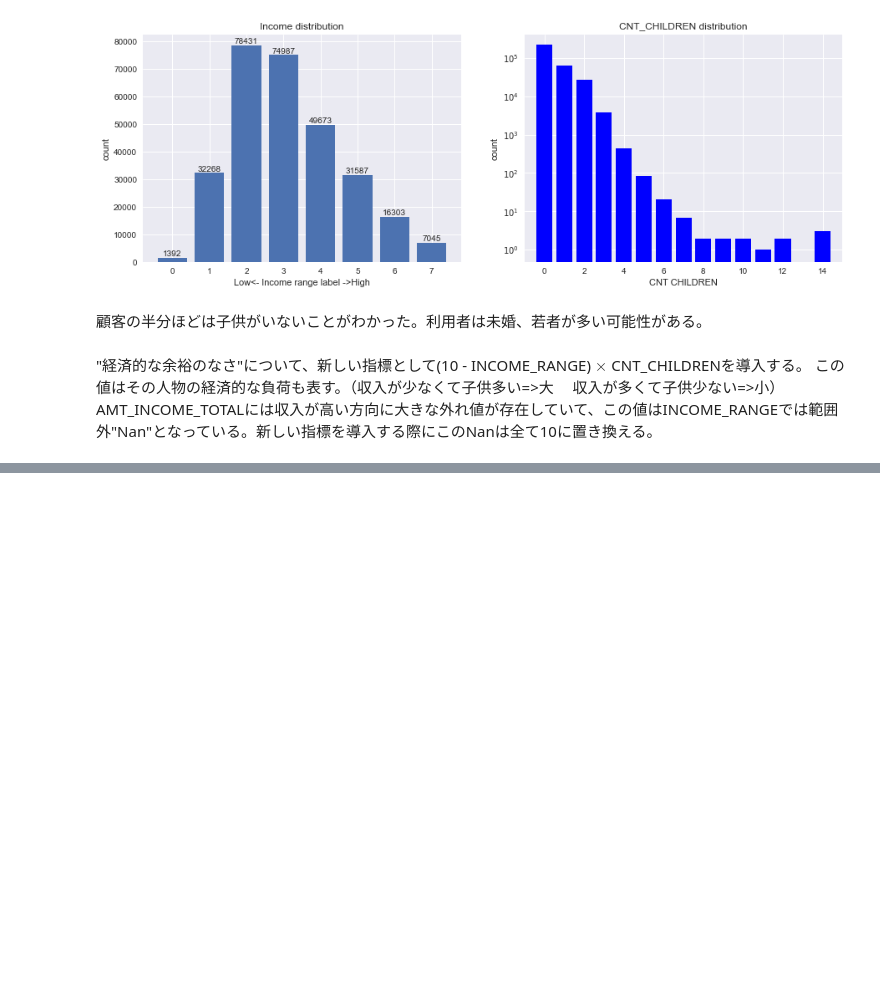
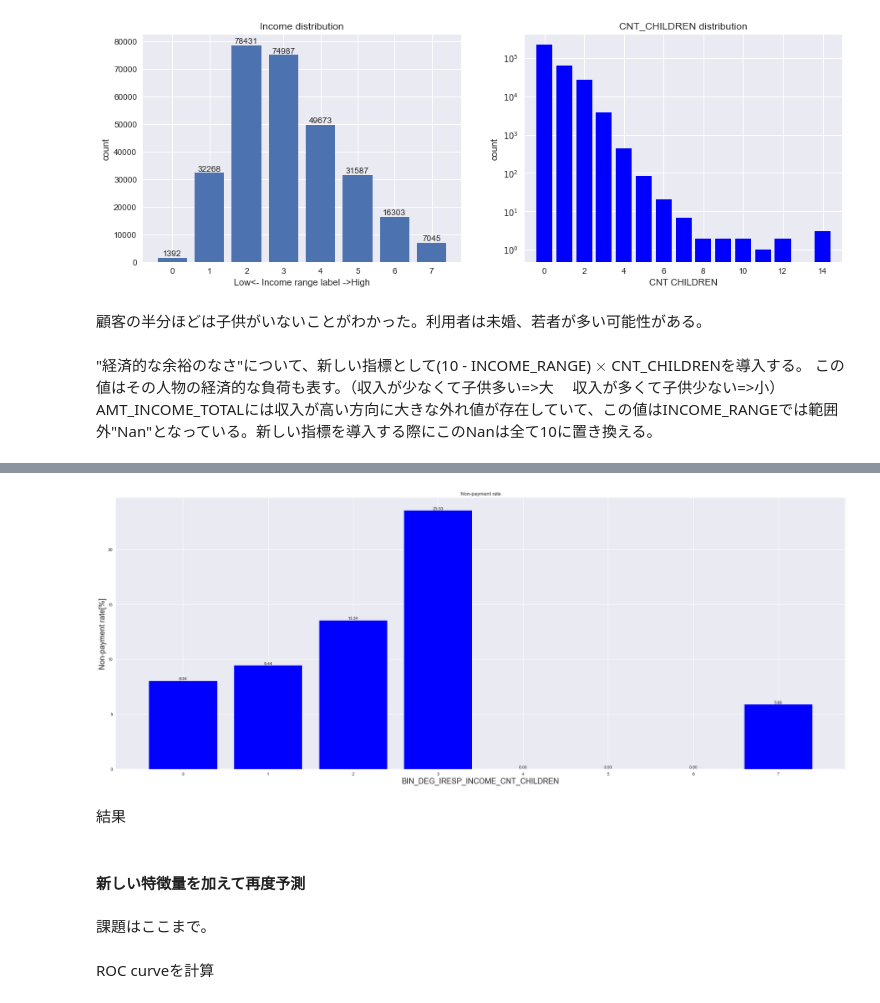
Before and after one commit to ns5849/diveintocode-ml, a Jupyter notebook: week4/week4-session1.ipynb, the cells around one changed output, grey strips where cells are left out. Saved outputs shown, nothing was run; the diff lists cells and outputs as text; code cells hidden in the pictures; blank space fills up the shorter version.

```diff
--- a/week4/week4-session1.ipynb
+++ b/week4/week4-session1.ipynb
@@ -563,3 +633,7 @@ range label=7 : range=295309.00000~337496.00000
 "経済的な余裕のなさ"について、新しい指標として(10 - INCOME_RANGE) $\times$ CNT_CHILDRENを導入する。
 この値はその人物の経済的な負荷も表す。（収入が少なくて子供多い=>大 　収入が多くて子供少ない=>小）
 AMT_INCOME_TOTALには収入が高い方向に大きな外れ値が存在していて、この値はINCOME_RANGEでは範囲外"Nan"となっている。新しい指標を導入する際にこのNanは全て10に置き換える。
+# %%
+binning_data(pd_application_train, "AMT_INCOME_TOTAL", "BIN_AMT_INCOME_TOTAL", 8)
+pd_application_train["BIN_AMT_INCOME_TOTAL"] = pd_application_train["BIN_AMT_INCOME_TOTAL"].replace(np.nan, 10)
+pd_application_train["DEG_IRESP_INCOME_CNT_CHILDREN"] = (10 - pd_application_train["BIN_AMT_INCOME_TOTAL"])*(1 + pd_application_train["CNT_CHILDREN"])
@@ -565,0 +676,14 @@ AMT_INCOME_TOTALには収入が高い方向に大きな外れ値が存在して
+# %%
+pd_application_train["BIN_DEG_IRESP_INCOME_CNT_CHILDREN"] = pd_application_train["BIN_DEG_IRESP_INCOME_CNT_CHILDREN"].replace(np.nan, 0)
+# %%
+plot_non_repayment_rate(pd_application_train, 'BIN_DEG_IRESP_INCOME_CNT_CHILDREN', False)
+# %% [output]
+[figure, added]
+# %% [markdown]
+結果
+# %% [markdown]
+#### 新しい特徴量を加えて再度予測
+# %% [markdown]
+課題はここまで。
+# %% [markdown]
+ROC curveを計算
```
Also changed, not shown: parts of 14 cells of this notebook.
